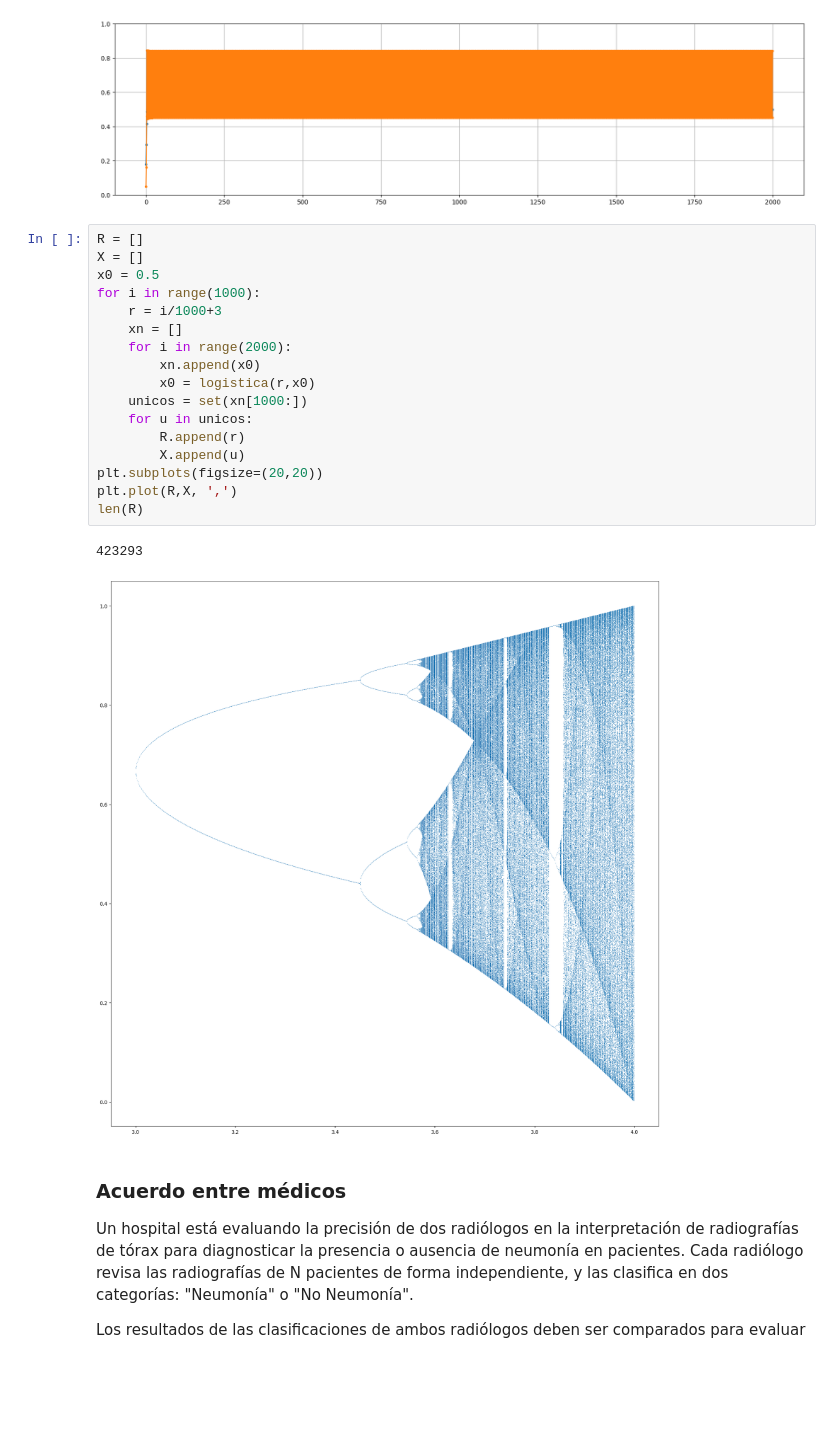
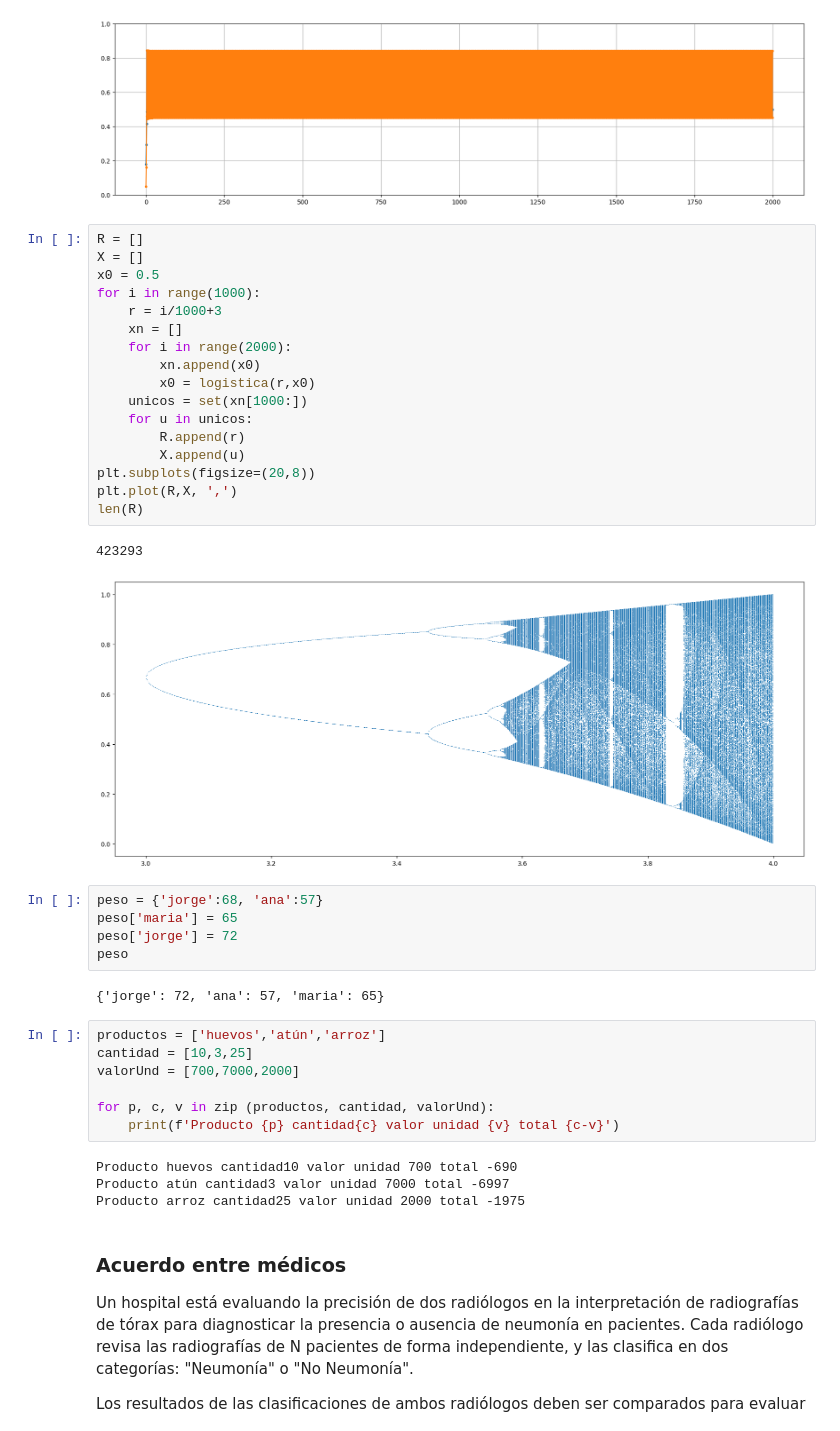
Before and after one commit to ccbeltran/Curso.Prep.Henry, a Jupyter notebook: 06_Clase(19_09_2024).ipynb, the cells around one changed output. Drawn from its saved outputs; the diff is of its cells as text; blank space fills up the shorter version.

```diff
--- a/06_Clase(19_09_2024).ipynb
+++ b/06_Clase(19_09_2024).ipynb
@@ -108,23 +108,41 @@ unicos
 # %%
 R = []
 X = []
 x0 = 0.5
 for i in range(1000):
     r = i/1000+3
     xn = []
     for i in range(2000):
         xn.append(x0)
         x0 = logistica(r,x0)
     unicos = set(xn[1000:])
     for u in unicos:
         R.append(r)
         X.append(u)
-plt.subplots(figsize=(20,20))
+plt.subplots(figsize=(20,8))
 plt.plot(R,X, ',')
 len(R)
 # %% [output]
 423293
-[figure, old version]
+[figure, new version]
+# %%
+peso = {'jorge':68, 'ana':57}
+peso['maria'] = 65
+peso['jorge'] = 72
+peso
+# %% [output]
+{'jorge': 72, 'ana': 57, 'maria': 65}
+# %%
+productos = ['huevos','atún','arroz']
+cantidad = [10,3,25]
+valorUnd = [700,7000,2000]
+
+for p, c, v in zip (productos, cantidad, valorUnd):
+    print(f'Producto {p} cantidad{c} valor unidad {v} total {c-v}')
+# %% [output]
+Producto huevos cantidad10 valor unidad 700 total -690
+Producto atún cantidad3 valor unidad 7000 total -6997
+Producto arroz cantidad25 valor unidad 2000 total -1975
 # %% [markdown]
 ### __Acuerdo entre médicos__
 
```
